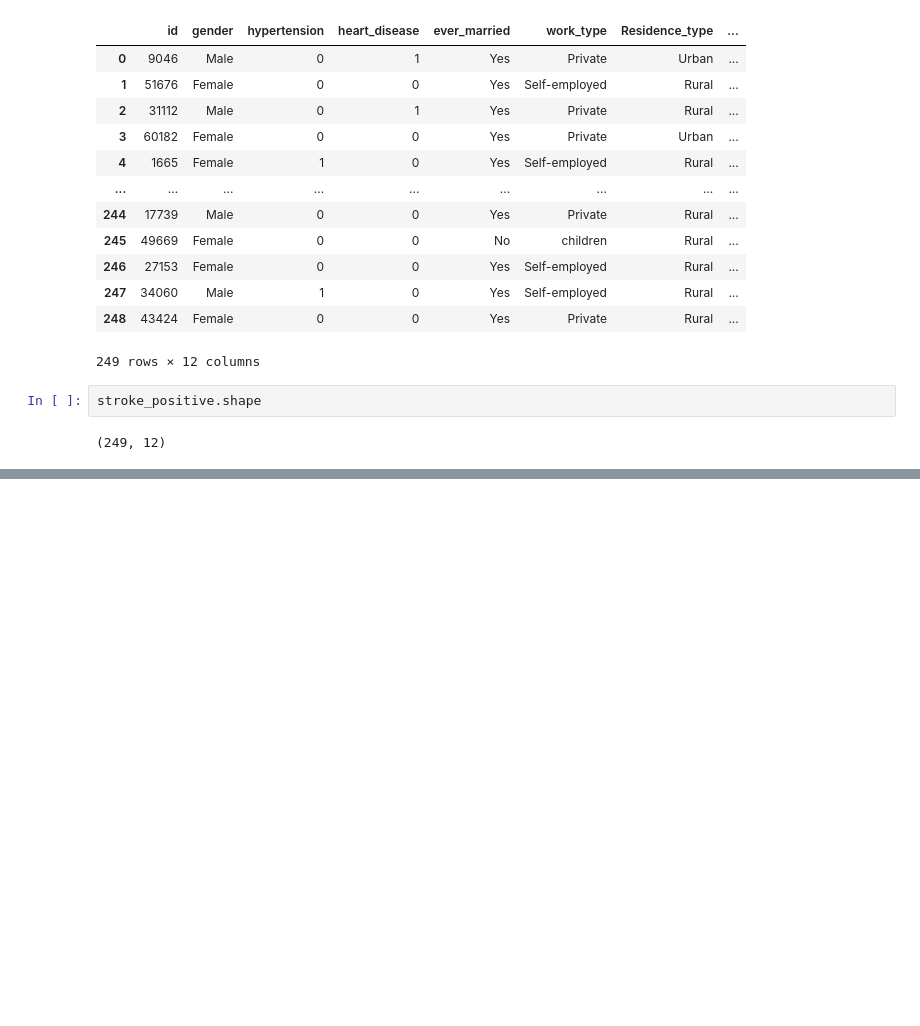
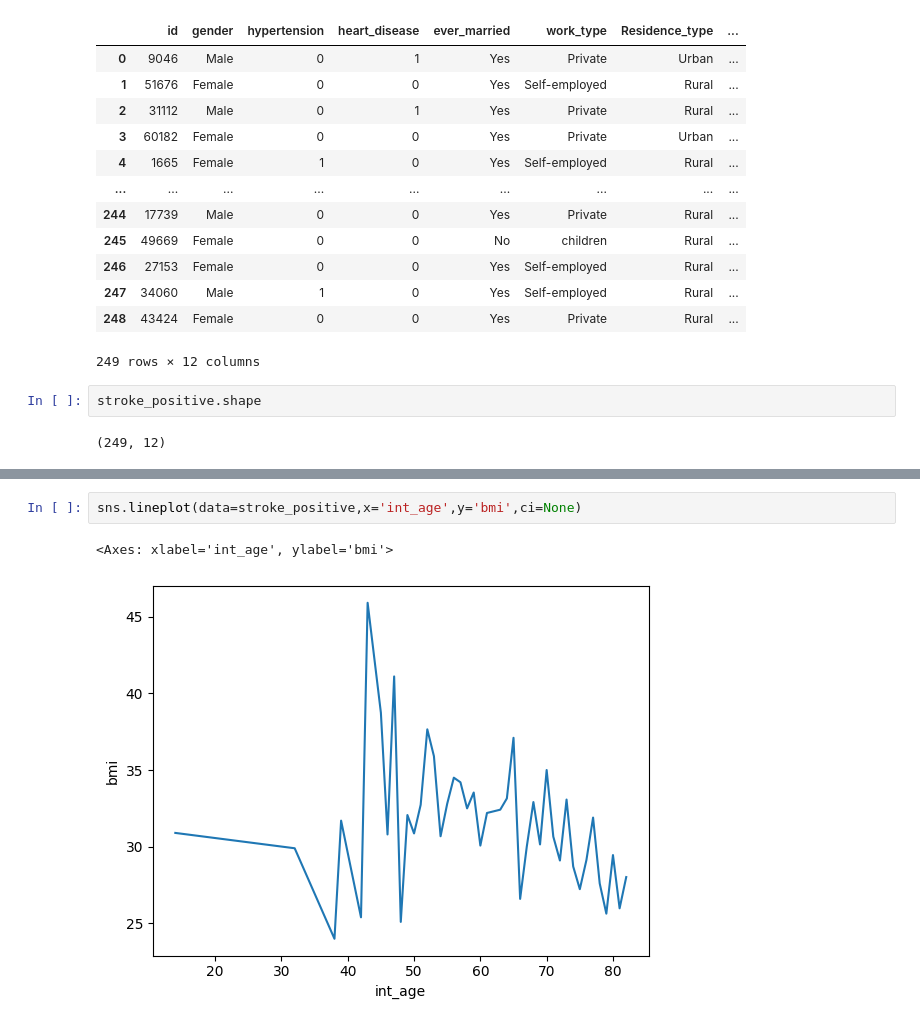
Before and after one commit to sivaramthampi/ML-model-on-stroke-dataset, a Jupyter notebook: View/ML_model_on_stroke_dataset.ipynb, the cells around one changed output, grey strips where cells are left out. Saved outputs shown, nothing was run; the diff lists cells and outputs as text; blank space fills up the shorter version.

```diff
--- a/View/ML_model_on_stroke_dataset.ipynb
+++ b/View/ML_model_on_stroke_dataset.ipynb
@@ -200,0 +228,5 @@ plt.show()
+# %%
+sns.lineplot(data=stroke_positive,x='int_age',y='bmi',ci=None)
+# %% [output]
+<Axes: xlabel='int_age', ylabel='bmi'>
+[figure, added]
```
Also changed, not shown: parts of 8 cells of this notebook.
